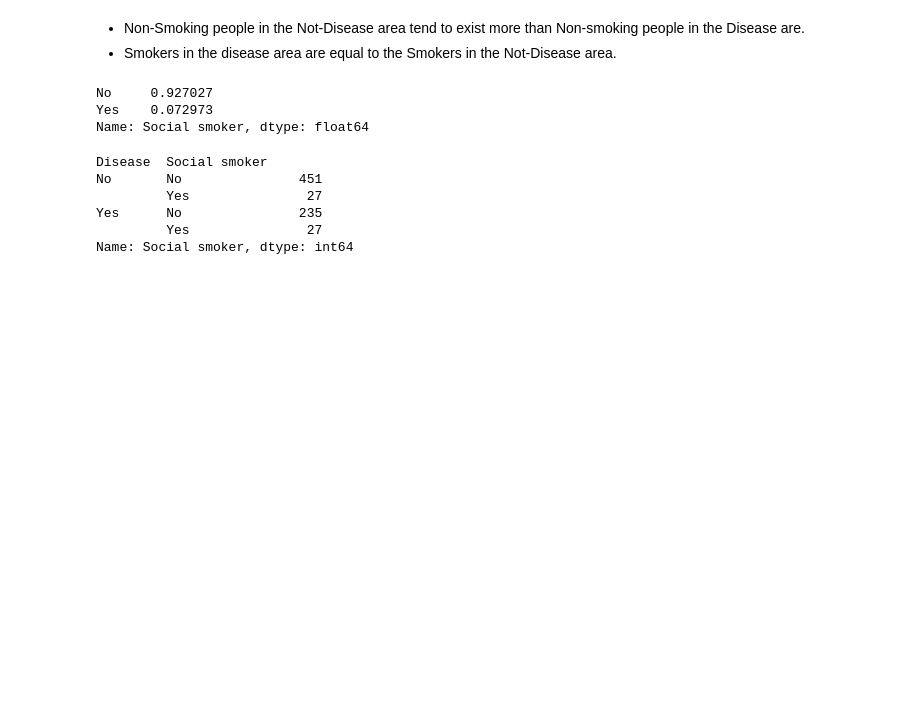
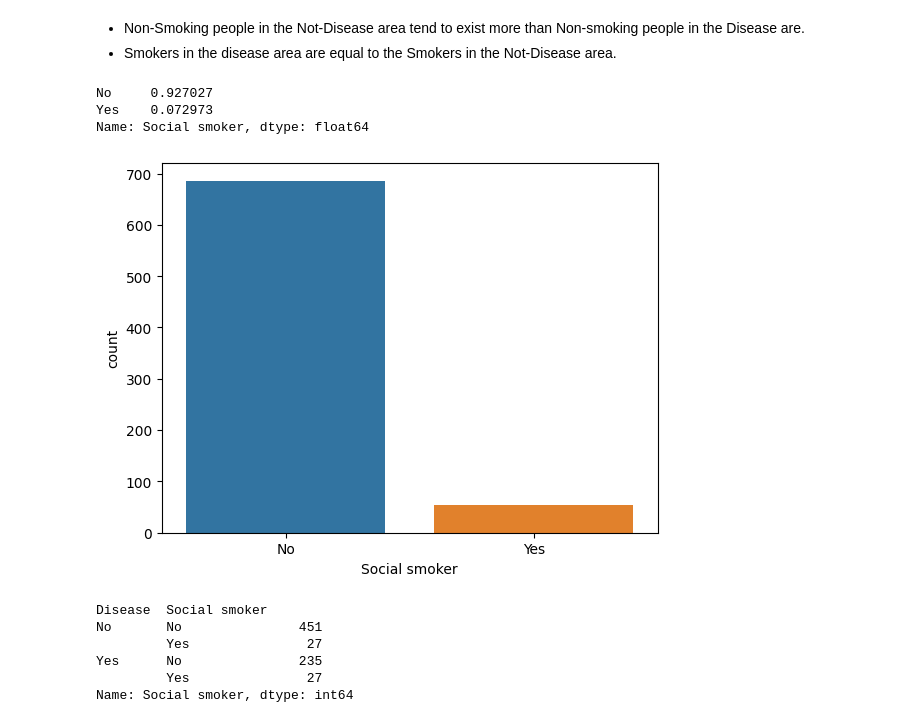
Before and after one commit to alaalmy-ahmed/Absenteeism-at-Work, a Jupyter notebook: knowing the data.ipynb, the cells around one changed output. Saved outputs shown, nothing was run; the diff lists cells and outputs as text; code cells hidden in the pictures; blank space fills up the shorter version.

```diff
--- a/knowing the data.ipynb
+++ b/knowing the data.ipynb
@@ -266,12 +268,16 @@ Name: Disease, dtype: float64
 # %% [markdown]
 - Non-Smoking people in the Not-Disease area tend to exist more than Non-smoking people in the Disease are.
 - Smokers in the disease area are equal to the Smokers in the Not-Disease area.
-# %%
-preprocessed_data['Social smoker'].value_counts(normalize=True)
-# %% [output]
-No     0.927027
-Yes    0.072973
-Name: Social smoker, dtype: float64
+# %%
+print(preprocessed_data['Social smoker'].value_counts(normalize=True))
+sns.countplot(data=preprocessed_data,
+              x='Social smoker')
+plt.savefig('figs/counting social smokers.png', format='png')
+# %% [output]
+No     0.927027
+Yes    0.072973
+Name: Social smoker, dtype: float64
+[figure, added]
 # %%
 print(preprocessed_data.groupby('Disease')['Social smoker'].value_counts())
 plot_distribution('Reason for absence', figsize=(16, 8), hue='Social smoker')
```
Also changed, not shown: parts of 21 cells of this notebook, 16 other files.
